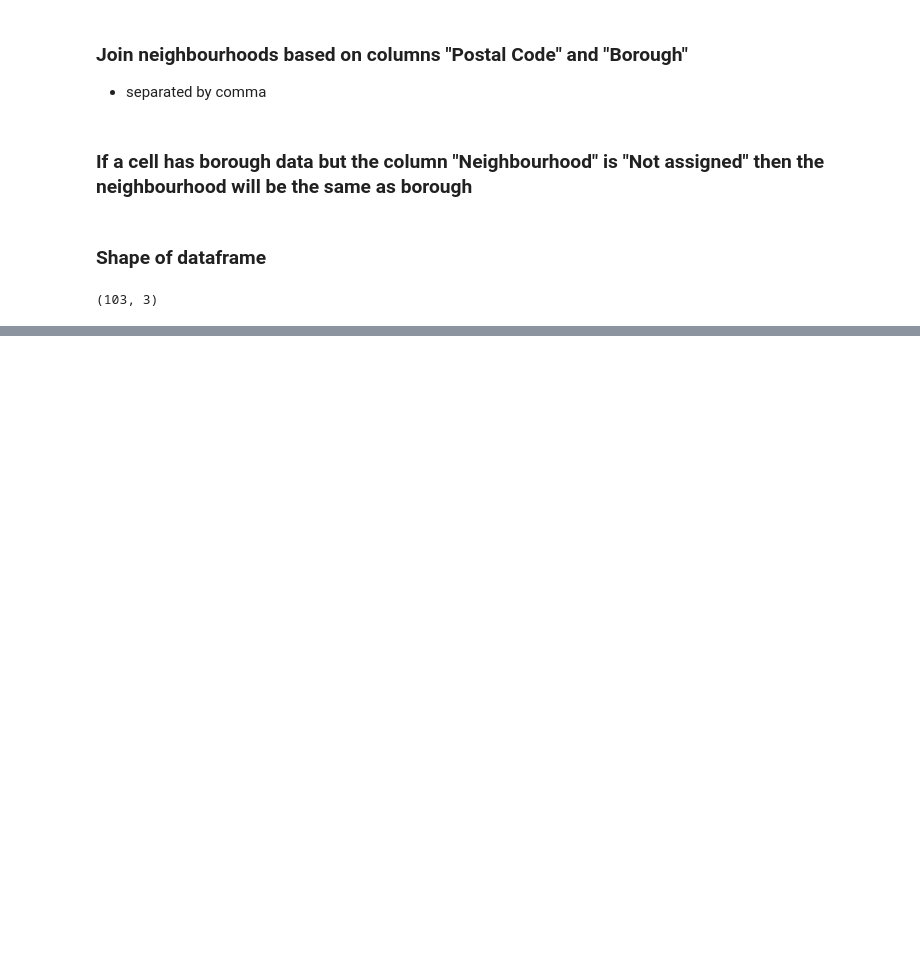
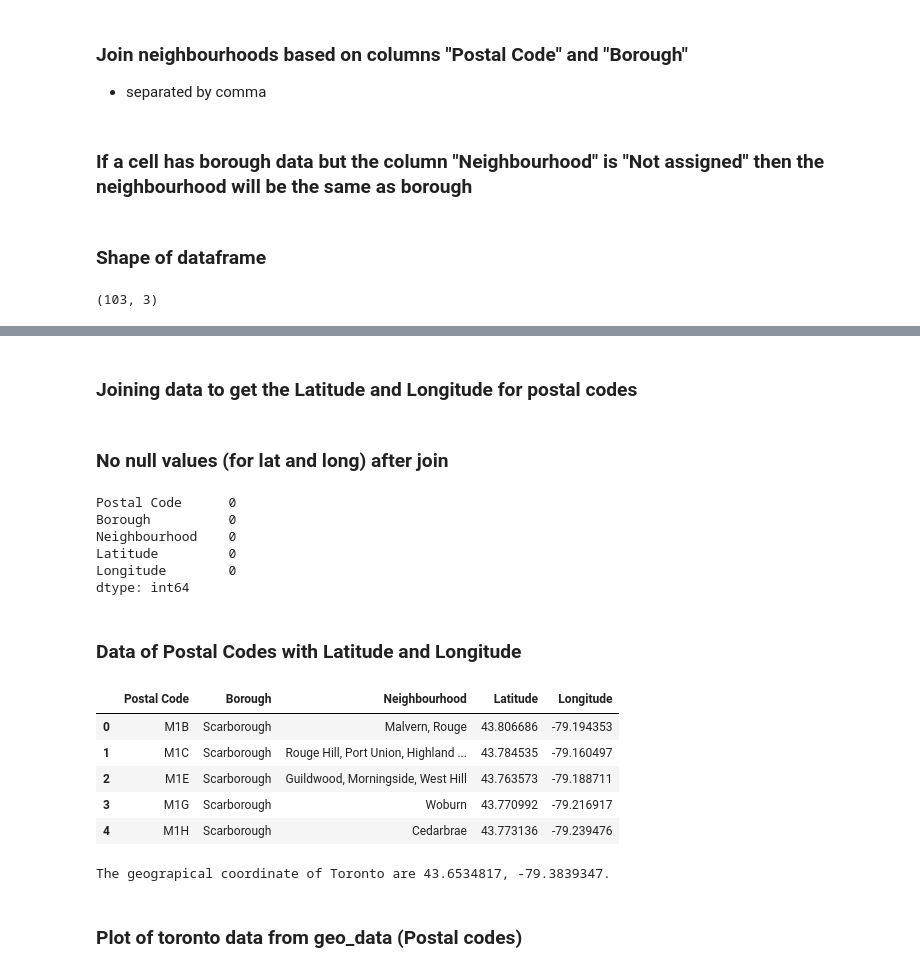
Before and after one commit to ShigueruHosoya/cluster_neigh_toronto, a Jupyter notebook: Neigh_toronto_CA.ipynb, the cells around one changed output, grey strips where cells are left out. Cells and saved outputs as stored; diff of their text form; code cells hidden in the pictures; blank space fills up the shorter version.

Commit message:
Added plot data

```diff
--- a/Neigh_toronto_CA.ipynb
+++ b/Neigh_toronto_CA.ipynb
@@ -36,0 +56,2 @@ postals_frame.shape
+# %%
+latlong_frame = pd.read_csv('Geospatial_Coordinates.csv')
@@ -36,0 +67,26 @@ postals_frame.shape
+# %% [markdown]
+### Joining data to get the Latitude and Longitude for postal codes
+# %%
+geo_data = pd.merge(postals_frame,latlong_frame,on='Postal Code', how='left')
+# %% [markdown]
+### No null values (for lat and long) after join
+# %%
+geo_data.isnull().sum()
+# %% [output]
+Postal Code      0
+Borough          0
+Neighbourhood    0
+Latitude         0
+Longitude        0
+dtype: int64
+# %% [markdown]
+### Data of Postal Codes with Latitude and Longitude
+# %%
+geo_data.head()
+# %% [output]
+|  | Postal Code | Borough | Neighbourhood | Latitude | Longitude |
+| 0 | M1B | Scarborough | Malvern, Rouge | 43.806686 | -79.194353 |
+| 1 | M1C | Scarborough | Rouge Hill, Port Union, Highland ... | 43.784535 | -79.160497 |
+| 2 | M1E | Scarborough | Guildwood, Morningside, West Hill | 43.763573 | -79.188711 |
+| 3 | M1G | Scarborough | Woburn | 43.770992 | -79.216917 |
+| 4 | M1H | Scarborough | Cedarbrae | 43.773136 | -79.239476 |
@@ -36,0 +96,12 @@ postals_frame.shape
+# %%
+address = 'Toronto, CA'
+
+geolocator = Nominatim(user_agent="ca_explorer")
+location = geolocator.geocode(address)
+latitude = location.latitude
+longitude = location.longitude
+print('The geograpical coordinate of Toronto are {}, {}.'.format(latitude, longitude))
+# %% [output]
+The geograpical coordinate of Toronto are 43.6534817, -79.3839347.
+# %% [markdown]
+### Plot of toronto data from geo_data (Postal codes)
```
Also changed, not shown: parts of 5 cells of this notebook, 1 other file.
